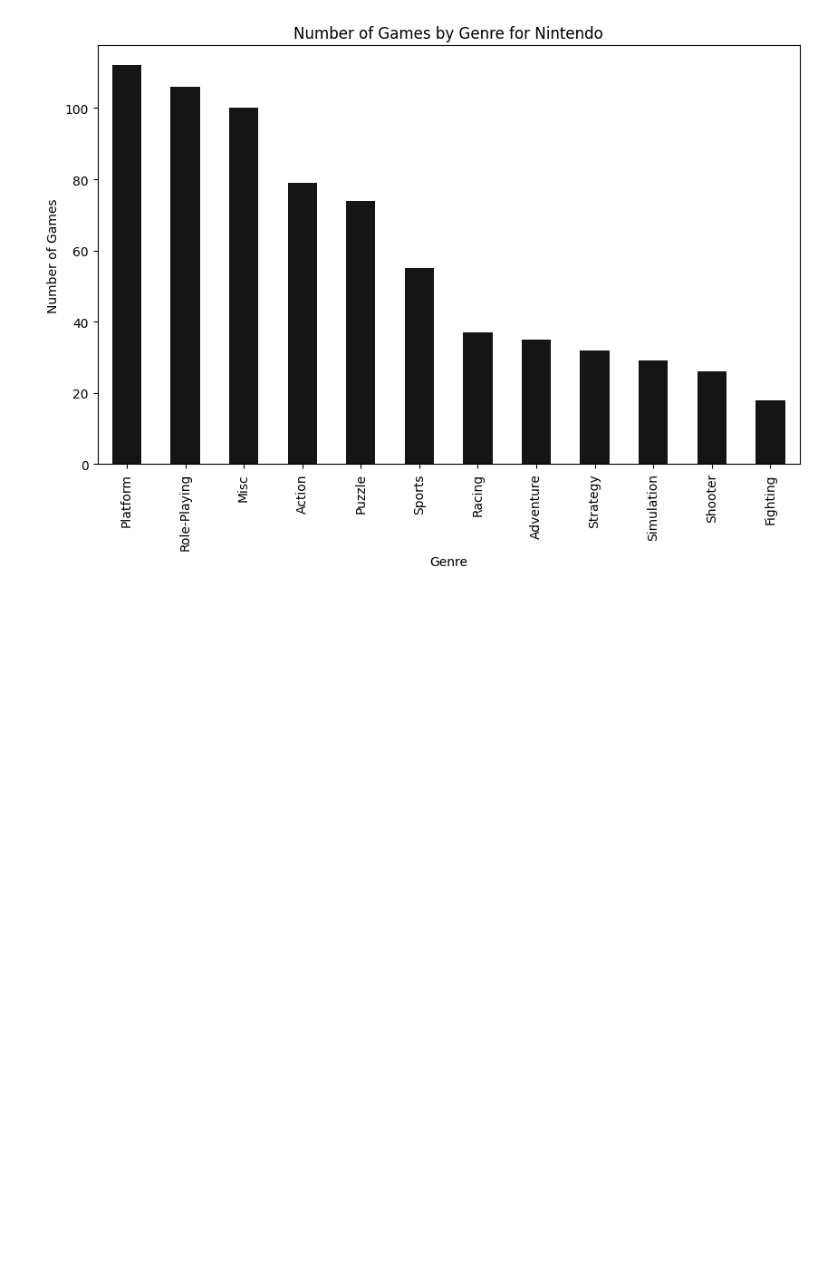
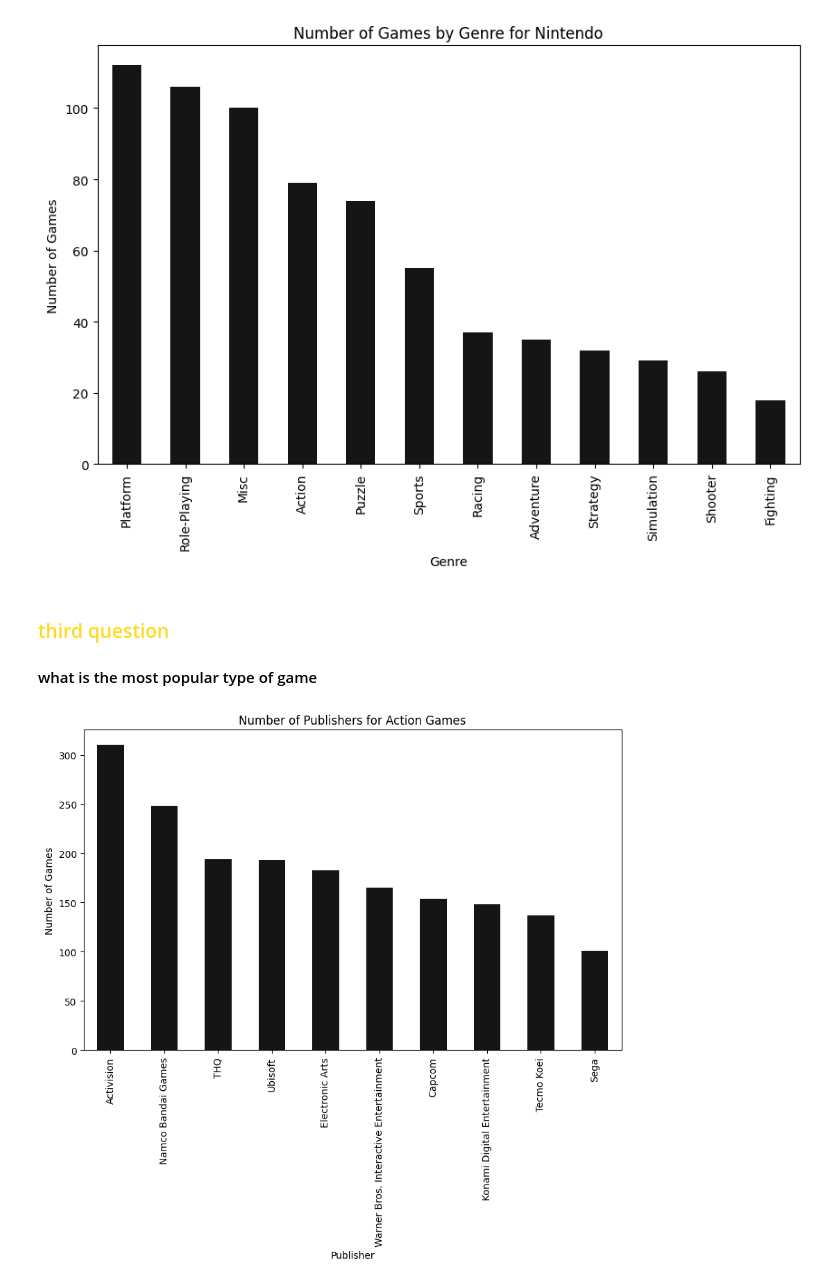
Before and after one commit to ahmedshekooo/notebooks, a Jupyter notebook: first.ipynb, the cells around one changed output. Drawn from its saved outputs; the diff is of its cells as text; code cells hidden in the pictures; blank space fills up the shorter version.

```diff
--- a/first.ipynb
+++ b/first.ipynb
@@ -56,3 +61,20 @@ plt.ylabel('Number of Games')
 plt.show()
 # %% [output]
 [figure]
+# %% [markdown]
+<h3 style="color:#ffda22"> third question </h3>
+
+#### what is the most popular type of game
+# %%
+most_popular_genre = df.groupby('Genre')['NA_Sales'].sum().idxmax()
+
+genre_df = df[df['Genre'] == most_popular_genre]
+genre_publishers = genre_df['Publisher'].value_counts()
+genre_publishers = genre_publishers.head(10)
+genre_publishers.plot(kind='bar', figsize=(10, 6), color='#151515')
+plt.title(f'Number of Publishers for {most_popular_genre} Games')
+plt.xlabel('Publisher')
+plt.ylabel('Number of Games')
+plt.show()
+# %% [output]
+[figure, added]
```
Also changed, not shown: parts of 7 cells of this notebook.
